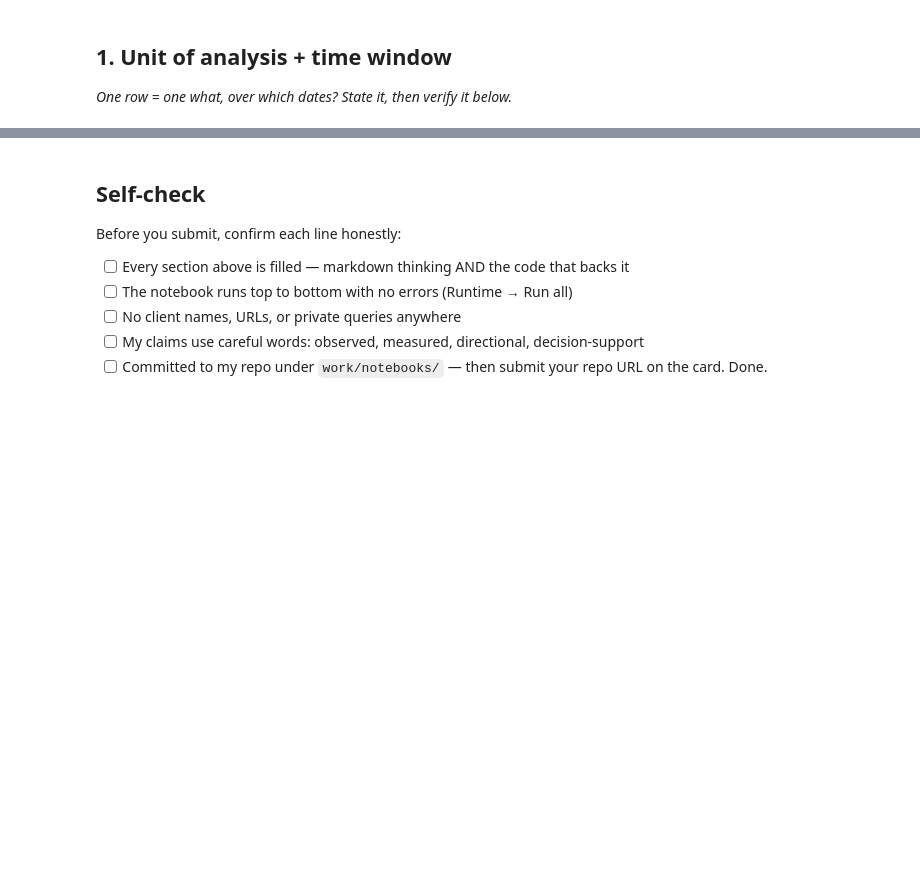
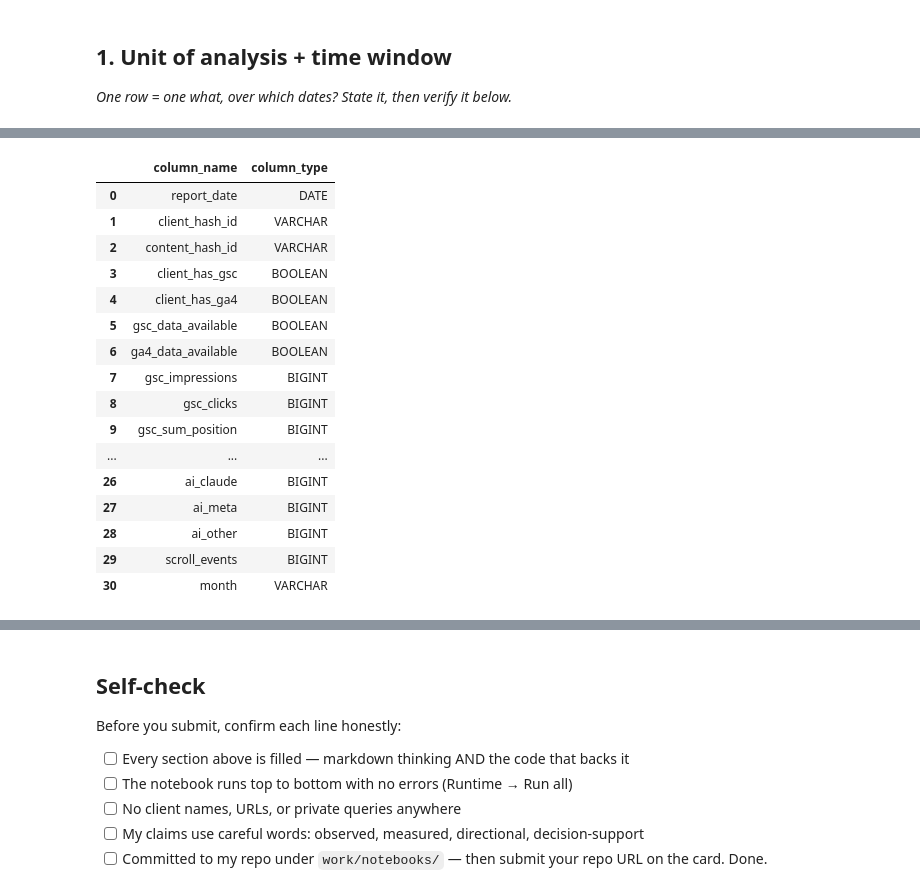
Before and after one commit to ANEMBHARGAV/flyrank_ml_intern_w1, a Jupyter notebook: work/notebooks/w03_data_contract.ipynb, the cells around one changed output, grey strips where cells are left out. Saved outputs shown, nothing was run; the diff lists cells and outputs as text; code cells hidden in the pictures; blank space fills up the shorter version.

```diff
--- a/work/notebooks/w03_data_contract.ipynb
+++ b/work/notebooks/w03_data_contract.ipynb
@@ -12,0 +115,16 @@ This skeleton is yours to fill. Work the sections **in order** — each one has
+# %%
+# Recreate the DuckDB connection after Hugging Face authentication
+
+con.close()
+
+con = duckdb.connect()
+con.execute("SET enable_progress_bar = false")
+
+con.execute("""
+    CREATE OR REPLACE SECRET hf (
+        TYPE huggingface,
+        PROVIDER credential_chain
+    )
+""")
+
+print("New DuckDB connection created with Hugging Face authentication")
@@ -36,0 +279,26 @@ This skeleton is yours to fill. Work the sections **in order** — each one has
+# %%
+# Inspect the March warehouse columns before defining the outcome
+
+march_schema = con.sql(f"""
+    DESCRIBE SELECT * FROM {MAR}
+""").df()
+
+march_schema[["column_name", "column_type"]]
+# %% [output]
+|  | column_name | column_type |
+| 0 | report_date | DATE |
+| 1 | client_hash_id | VARCHAR |
+| 2 | content_hash_id | VARCHAR |
+| 3 | client_has_gsc | BOOLEAN |
+| 4 | client_has_ga4 | BOOLEAN |
+| 5 | gsc_data_available | BOOLEAN |
+| 6 | ga4_data_available | BOOLEAN |
+| 7 | gsc_impressions | BIGINT |
+| 8 | gsc_clicks | BIGINT |
+| 9 | gsc_sum_position | BIGINT |
+| ... | ... | ... |
+| 26 | ai_claude | BIGINT |
+| 27 | ai_meta | BIGINT |
+| 28 | ai_other | BIGINT |
+| 29 | scroll_events | BIGINT |
+| 30 | month | VARCHAR |
```
Also changed, not shown: parts of 26 cells of this notebook.
